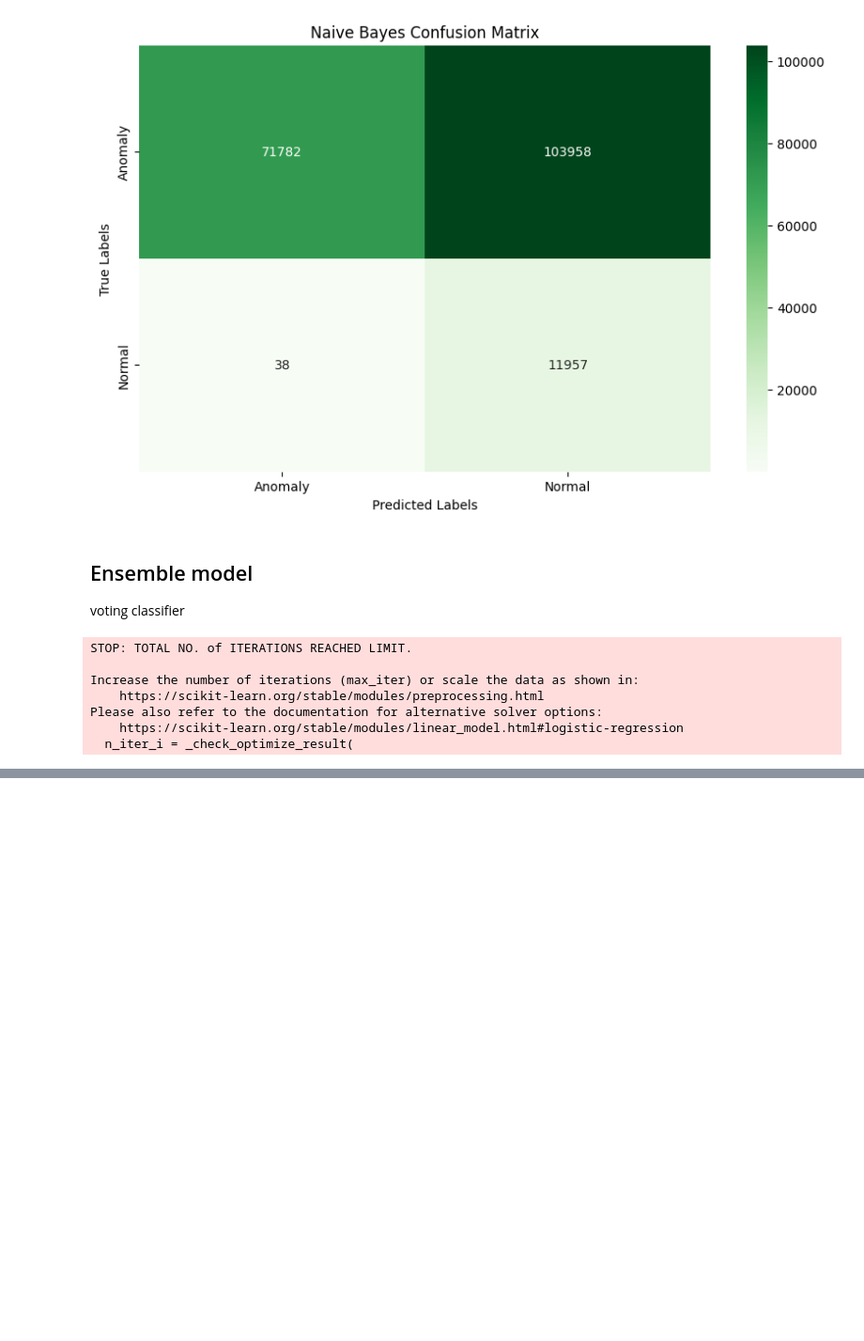
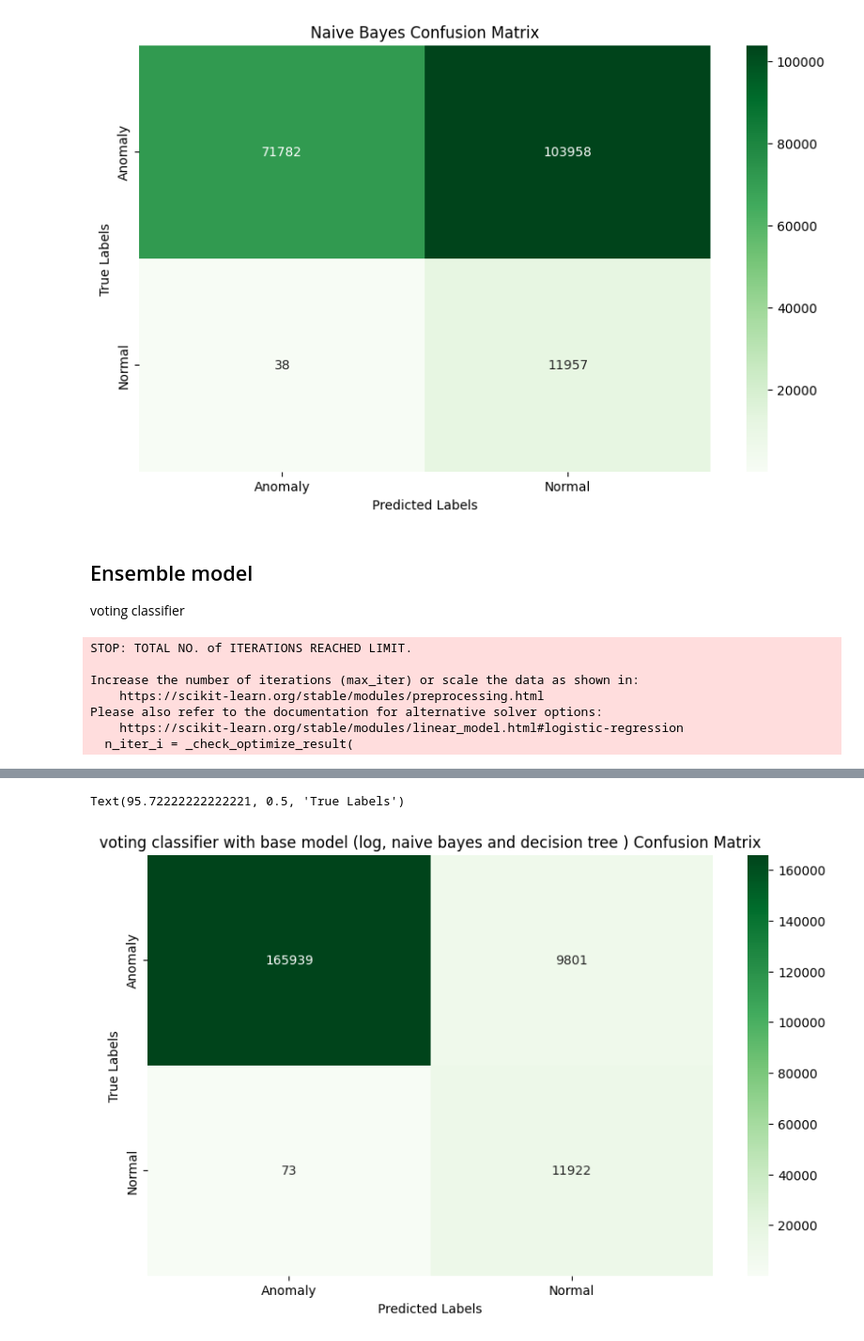
Before and after one commit to nonyeashley/Network-Intrusion-Detection-Using-Ensemble-Method-, a Jupyter notebook: Network_Intrusion.ipynb, the cells around one changed output, grey strips where cells are left out. Shown at 94% size. Cells and saved outputs as stored; diff of their text form; code cells hidden in the pictures; blank space fills up the shorter version.

```diff
--- a/Network_Intrusion.ipynb
+++ b/Network_Intrusion.ipynb
@@ -647,0 +658,20 @@ Text(95.72222222222221, 0.5, 'True Labels')
+# %%
+## initialize the base classifieer
+## since i have saved logistic regression and naive bayes in a variable i can always refer to them
+decision_tree=DecisionTreeClassifier()
+## create the votingclassifier with the base model
+voting_classifier= VotingClassifier(estimators=[
+    ('log_reg',log_reg),
+    ('naive bayes',naive_bayes),
+    ('decision_tree',decision_tree)
+],voting='hard')
+
+## training voting classifier
+voting_classifier.fit(X_train_resampled,y_train_resampled)
+## making predicitions
+y_pred_voting= voting_classifier.predict(X_test)
+
+## model evaluation
+model_accuracy=accuracy_score(y_test,y_pred_voting)
+conf_matrix_voting= confusion_matrix(y_test,y_pred_voting)
+class_report_voting= classification_report(y_test,y_pred_voting)
@@ -647,0 +707,9 @@ Text(95.72222222222221, 0.5, 'True Labels')
+# %%
+plt.figure(figsize=(10,6))
+sns.heatmap(conf_matrix_voting, annot=True, fmt='d', cmap='Greens',xticklabels=['Anomaly','Normal'], yticklabels=['Anomaly','Normal'])
+plt.title('voting classifier with base model (log, naive bayes and decision tree ) Confusion Matrix')
+plt.xlabel('Predicted Labels')
+plt.ylabel('True Labels')
+# %% [output]
+Text(95.72222222222221, 0.5, 'True Labels')
+[figure, added]
```
Also changed, not shown: parts of 6 cells of this notebook.
